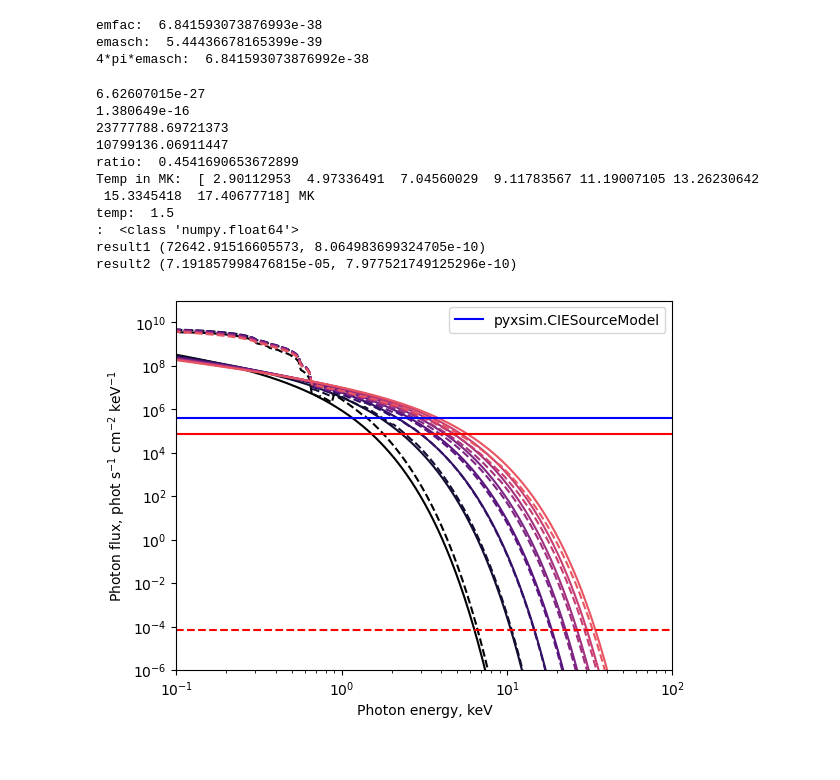
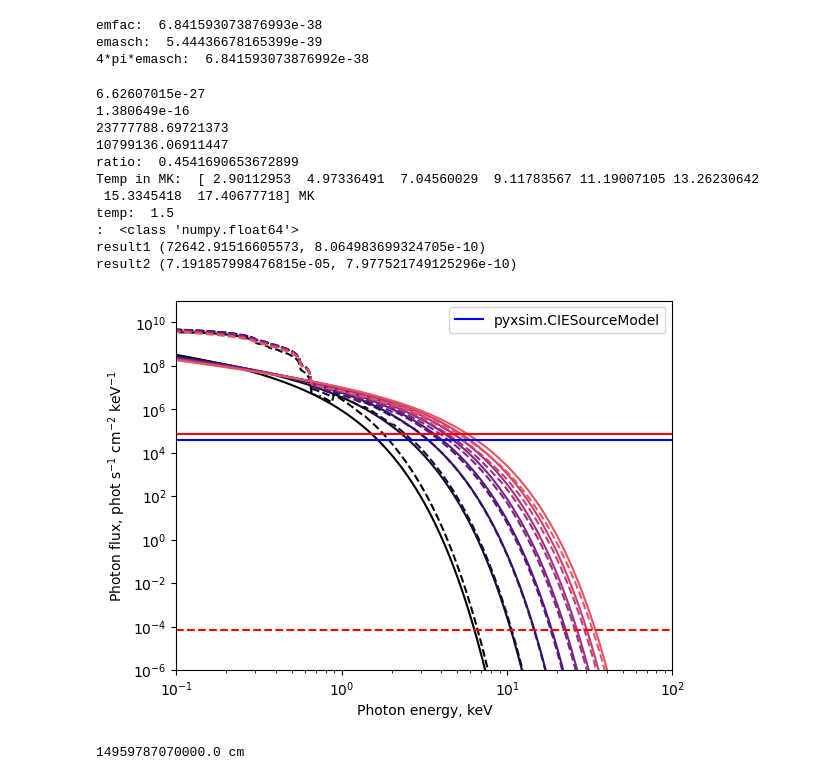
Before and after one commit to pasvalietis/rad_transfer, a Jupyter notebook: freefree/Thermal_bremsstrahlung.ipynb, the cells around one changed output. Cells and saved outputs as stored; diff of their text form; code cells hidden in the pictures.

```diff
--- a/freefree/Thermal_bremsstrahlung.ipynb
+++ b/freefree/Thermal_bremsstrahlung.ipynb
@@ -259,32 +259,40 @@ for i in range(len(kT_arr)):
     plt.loglog(energies, factor_49*np.exp(-energies/kT_arr[i])/(energies*np.sqrt(kT_arr[i])), color = colors[i])
 
 print('temp: ', kT_arr[len(kT_arr)-1])
 print(': ', type(factor_49))
 flux_max = integrate.quad(lambda x: factor_49*np.exp(-x/kT_arr[len(kT_arr)-1])/(x*np.sqrt(kT_arr[len(kT_arr)-1])), 6., 12.)
 flux_min = integrate.quad(lambda x: factor_49*np.exp(-x/kT_arr[0])/(x*np.sqrt(kT_arr[0])), 6., 12.)
 print('result1', flux_max)
 print('result2', flux_min)
 
 plt.axhline(y = flux_max[0], color = 'r', linestyle = '-')
 plt.axhline(y = flux_min[0], color = 'r', linestyle = '--')
-plt.axhline(y = 409585.62768222747, color = 'b', linestyle = '-', label='pyxsim.CIESourceModel')
+plt.axhline(y = 39556.321419566506, color = 'b', linestyle = '-', label='pyxsim.CIESourceModel')
 plt.legend()
 
 plt.xlim(1e-1,1e2)
 plt.ylim(1e-6,1e11)
 plt.xlabel("Photon energy, keV")
 plt.ylabel("Photon flux, phot s$^{-1}$ cm$^{-2}$ keV$^{-1}$")
 plt.show()
 # %% [output]
 6.62607015e-27
 1.380649e-16
 23777788.69721373
 10799136.06911447
 ratio:  0.4541690653672899
 Temp in MK:  [ 2.90112953  4.97336491  7.04560029  9.11783567 11.19007105 13.26230642
  15.3345418  17.40677718] MK
 temp:  1.5
 :  <class 'numpy.float64'>
 result1 (72642.91516605573, 8.064983699324705e-10)
 result2 (7.191857998476815e-05, 7.977521749125296e-10)
-[figure, old version]
+[figure, new version]
+# %%
+'''
+Convert distance
+'''
+
+print(const.au.to(u.cm)) # 1.496 × 10^13 cm
+# %% [output]
+14959787070000.0 cm
```
